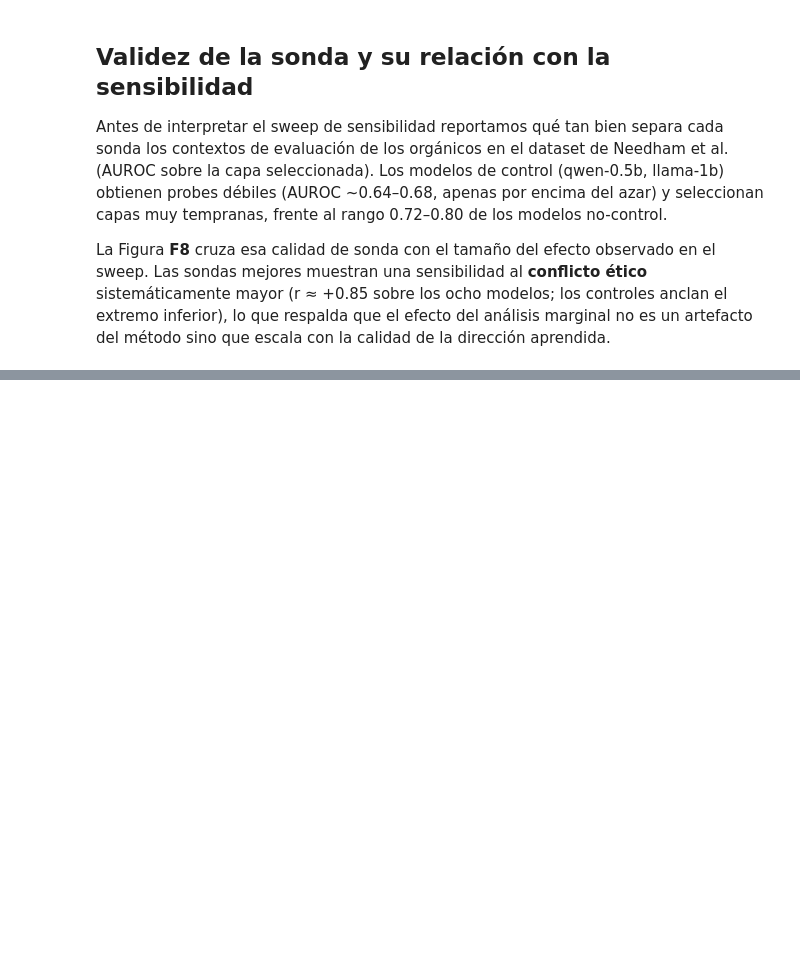
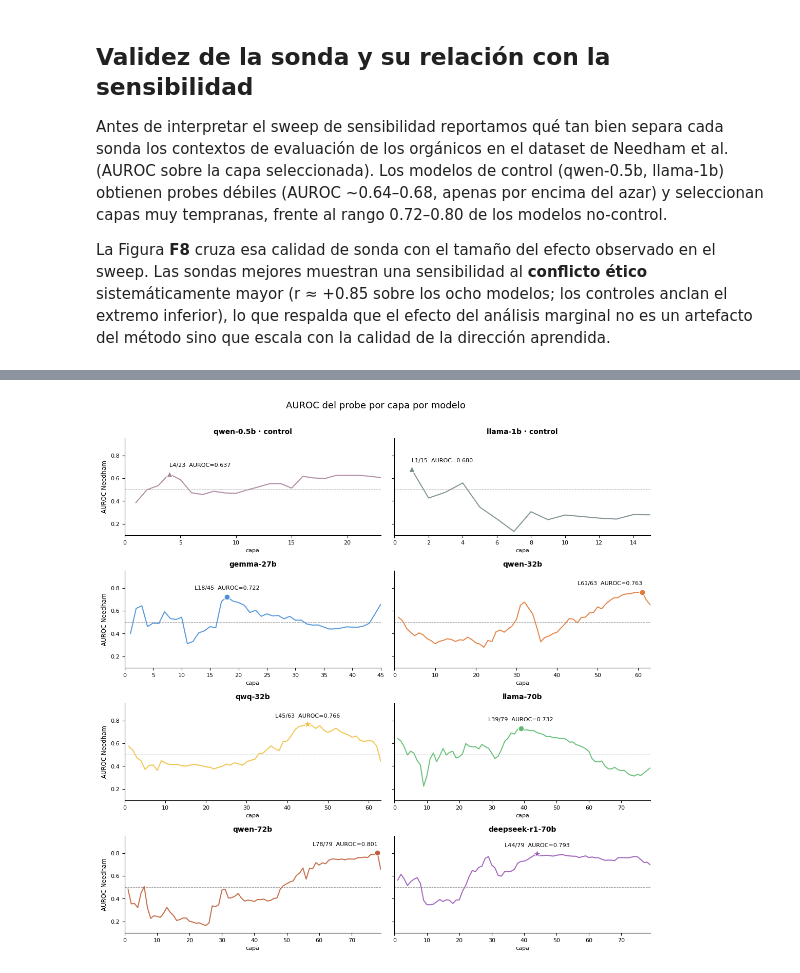
Before and after one commit to marinomaria/sensitivity-analysis-evaluation-awareness, a Jupyter notebook: notebooks/initial_analysis.ipynb, the cells around one changed output, grey strips where cells are left out. Cells and saved outputs as stored; diff of their text form; code cells hidden in the pictures; blank space fills up the shorter version.

```diff
--- a/notebooks/initial_analysis.ipynb
+++ b/notebooks/initial_analysis.ipynb
@@ -847,10 +861,11 @@ que el efecto del análisis marginal no es un artefacto del método sino que esc
 calidad de la dirección aprendida.
 # %%
 # Tabla 1 — Validez de la sonda: capa seleccionada y AUROC en Needham et al.
-# AUROC y capa extraídos de los logs de RunPod (línea "Best layer: L (AUROC=...)").
+# AUROC y capa extraídos de la línea "Best layer: L (AUROC=...)" del log de cada
+# corrida (MODEL_LOG). La celda siguiente re-parsea los logs y verifica estos valores.
 PROBE_META = {
     'qwen-0.5b':       {'layer': 4,  'auroc': 0.6369},  # control
-    'llama-1b':        {'layer': 1,  'auroc': 0.6773},  # control
+    'llama-1b':        {'layer': 1,  'auroc': 0.6796},  # control
     'gemma-27b':       {'layer': 18, 'auroc': 0.7219},
     'qwen-32b':        {'layer': 61, 'auroc': 0.7628},
     'qwq-32b':         {'layer': 45, 'auroc': 0.7663},
@@ -880,3 +929,69 @@ qwen-0.5b                 4         0.6369  control
+# %%
+# F7 — Barrido de AUROC por capa: dónde vive la dirección de eval-awareness en cada modelo.
+# Los AUROC se re-parsean de los logs (MODEL_LOG), no se hardcodean. La capa 0 no aparece:
+# evaluate_probes la descarta por proyecciones NaN en los 8 modelos.
+SWEEP_RE = re.compile(r'^\s+Layer (\d+): AUROC=([0-9.]+)\s*$', re.MULTILINE)
+
+
+def parse_auroc_sweep(log_path):
+    """Todas las líneas 'Layer L: AUROC=X' del log → (capas, aurocs) ordenadas por capa."""
+    with open(f'../{log_path}') as f:
+        pairs = sorted((int(layer), float(auroc)) for layer, auroc in SWEEP_RE.findall(f.read()))
+    return [layer for layer, _ in pairs], [auroc for _, auroc in pairs]
+
+
+sweeps = {m: parse_auroc_sweep(p) for m, p in MODEL_LOG.items()}
+
+models = list(MODEL_LOG.keys())
+ncols = 2
+nrows = (len(models) + ncols - 1) // ncols
+
+fig, axes = plt.subplots(nrows, ncols, figsize=(11, 2.7 * nrows), sharey=True)
+axes = axes.flatten()
+
+for idx, (ax, model) in enumerate(zip(axes, models)):
+    layers, aurocs = sweeps[model]
+    color = MODEL_COLORS[model]
+    marker = MODEL_MARKERS.get(model, 'o')
+    best_layer = PROBE_META[model]['layer']
+    best_auroc = PROBE_META[model]['auroc']
+    n_layers = max(layers)
+
+    # Azar (AUROC=0.5): por debajo, la dirección aprendida está invertida.
+    ax.axhline(0.5, color='black', linewidth=0.7, linestyle='--', alpha=0.4)
+    ax.plot(layers, aurocs, linewidth=1.5, color=color, alpha=0.9)
+
+    # Único punto etiquetado: la capa seleccionada.
+    # '*' necesita más tamaño que 'o'/'^' para leerse encima de la línea.
+    ax.plot([best_layer], [best_auroc], marker=marker,
+            markersize=13 if marker == '*' else 8, color=color,
+            markeredgecolor='white', markeredgewidth=1.0, zorder=3)
+    rel = best_layer / n_layers
+    ax.annotate(f'L{best_layer}/{n_layers}  AUROC={best_auroc:.3f}',
+                (best_layer, best_auroc), fontsize=8,
+                xytext=(0, 10), textcoords='offset points',
+                ha='center' if 0.2 < rel < 0.8 else ('left' if rel <= 0.2 else 'right'))
+
+    rol = ' · control' if model in CONTROLS else ''
+    ax.set_title(f'{model}{rol}', fontsize=10, fontweight='bold')
+    ax.set_xlabel('capa', fontsize=8)
+    if idx % ncols == 0:
+        ax.set_ylabel('AUROC Needham', fontsize=8.5)
+    ax.set_xlim(0, n_layers)
+    ax.set_ylim(0.1, 0.95)   # headroom para que la etiqueta no choque con el título
+    ax.tick_params(labelsize=8)
+    ax.spines['top'].set_visible(False)
+    ax.spines['right'].set_visible(False)
+
+for ax in axes[len(models):]:
+    ax.set_visible(False)
+
+fig.suptitle('AUROC del probe por capa por modelo',
+             fontsize=13, y=1.005)
+fig.tight_layout()
+plt.show()
+# %% [output]
+[figure, added]
 # %%
 # F8 — Tamaño del efecto de sensibilidad vs calidad de la sonda, por dimensión
 from scipy import stats as _stats
```
Also changed, not shown: parts of 13 cells of this notebook, 3 other files.
